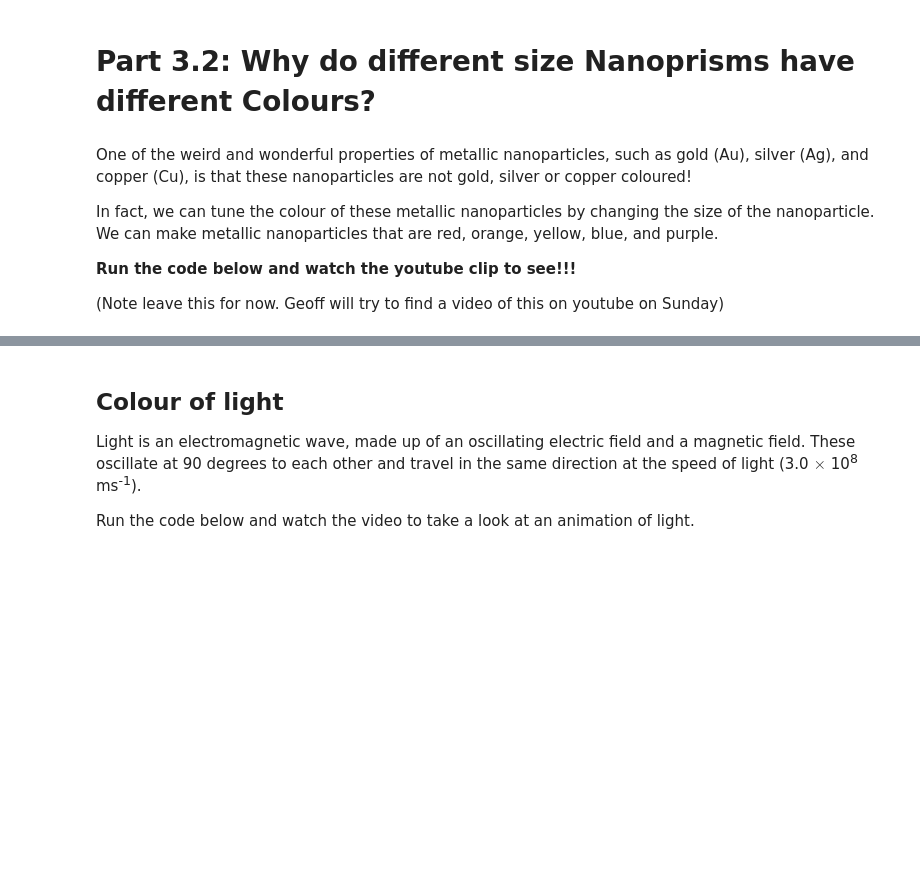
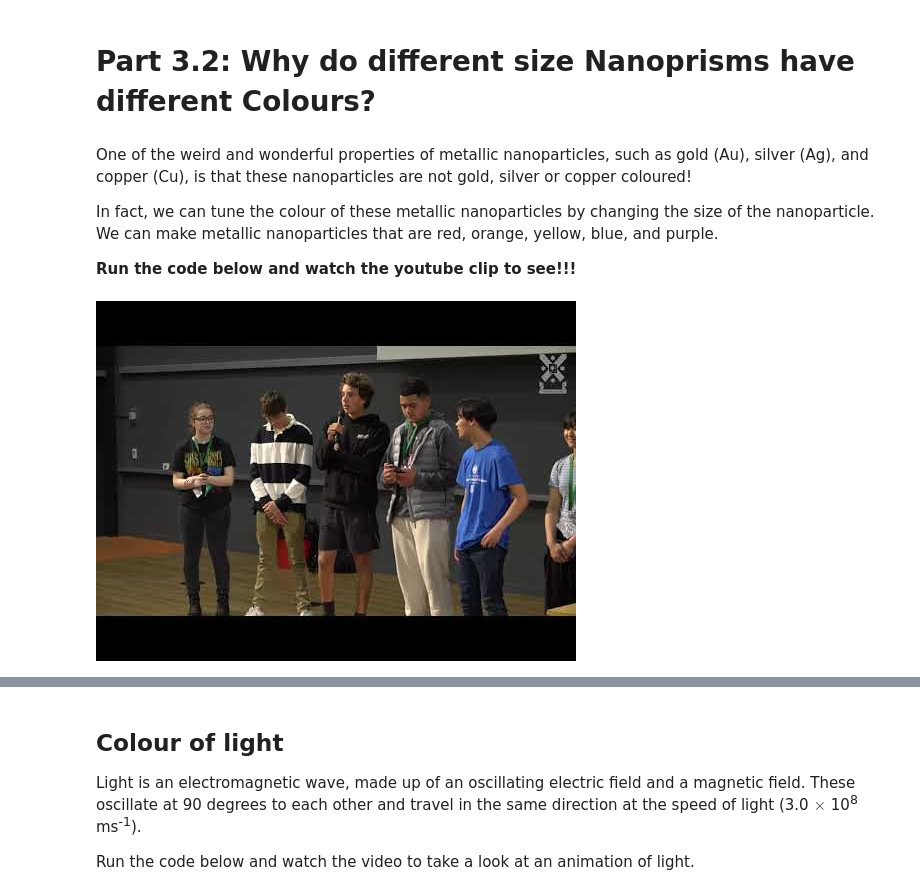
Before and after one commit to GardenGroupUO/Computational_Silver_Nanoparticle_Exercise, a Jupyter notebook: Notebooks/Part_3.2_Silver_Nanoparticles_and_Colour.ipynb, the cells around one changed output, grey strips where cells are left out. Saved outputs shown, nothing was run; the diff lists cells and outputs as text; code cells hidden in the pictures; blank space fills up the shorter version.

```diff
--- a/Notebooks/Part_3.2_Silver_Nanoparticles_and_Colour.ipynb
+++ b/Notebooks/Part_3.2_Silver_Nanoparticles_and_Colour.ipynb
@@ -6,11 +6,14 @@ One of the weird and wonderful properties of metallic nanoparticles, such as gol
 In fact, we can tune the colour of these metallic nanoparticles by changing the size of the nanoparticle. We can make metallic nanoparticles that are red, orange, yellow, blue, and purple.
 
 **Run the code below and watch the youtube clip to see!!!**
-
-(Note leave this for now. Geoff will try to find a video of this on youtube on Sunday)
 # %%
 from IPython.display import YouTubeVideo
-YouTubeVideo('Qj2ymyy7AAo', width=800, height=400)
+from datetime import timedelta
+start = int(timedelta(hours=0, minutes=1, seconds=4).total_seconds())
+end   = int(timedelta(hours=0, minutes=1, seconds=35).total_seconds())
+YouTubeVideo('b7u0hb6WcgU', width=800, height=400, start=start, end=end)
+# %% [output]
+[figure, added]
 # %% [markdown]
 ##**What are the colours of silver nanoprism solutions?**
 
```
Also changed, not shown: 2 other files.
